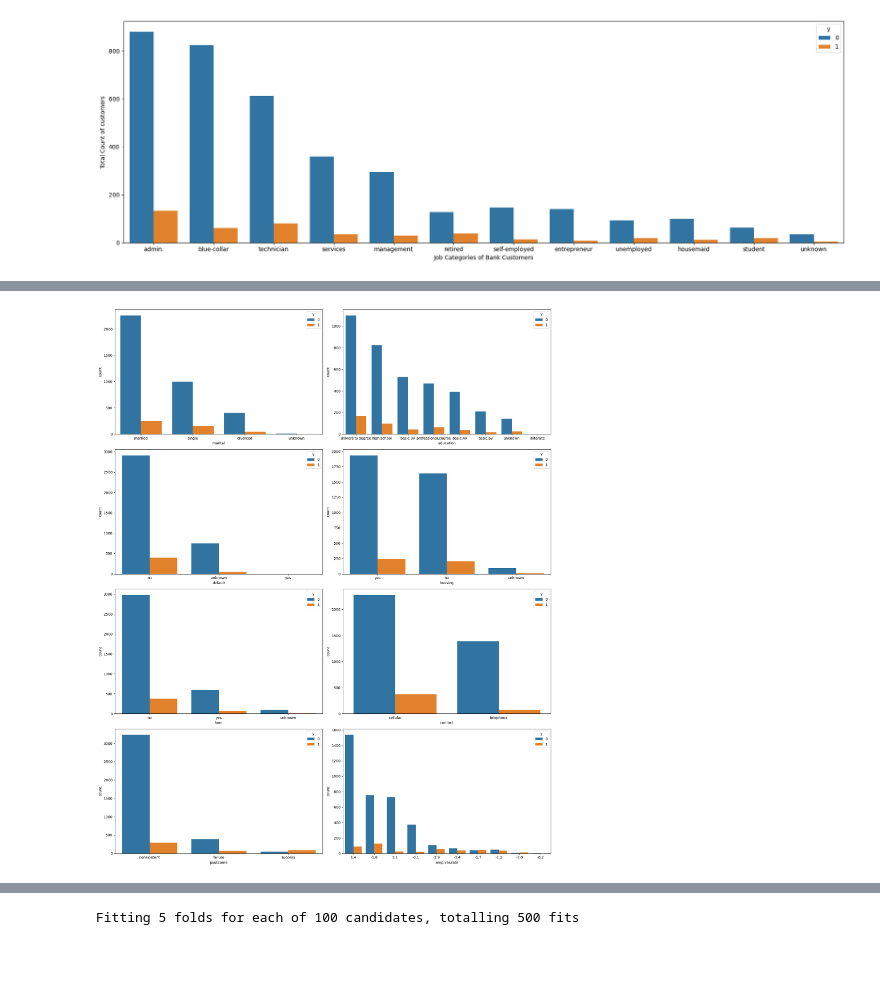
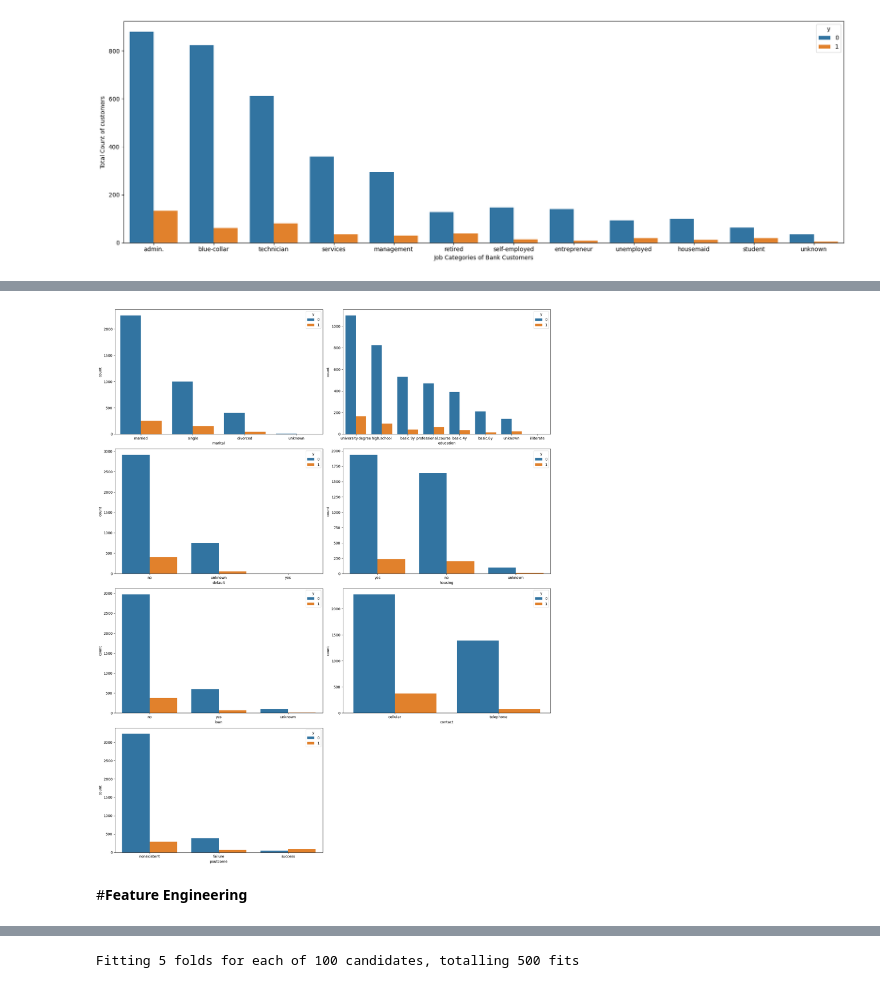
Before and after one commit to kalhara-peiris/bank-marketing-classifier, a Jupyter notebook: ML-CW.ipynb, the cells around one changed output, grey strips where cells are left out. Drawn from its saved outputs; the diff is of its cells as text; code cells hidden in the pictures; blank space fills up the shorter version.

```diff
--- a/ML-CW.ipynb
+++ b/ML-CW.ipynb
@@ -121,19 +121,21 @@ for column in categorical:
 [interactive output not drawn]
 [interactive output not drawn]
 # %%
-categorical = ['marital', 'education', 'default', 'housing', 'loan', 'contact', 'poutcome',"emp.var.rate"]
+categorical = ['marital', 'education', 'default', 'housing', 'loan', 'contact', 'poutcome']
 
 plt.figure(figsize=(18,22))
 n = 1
 for column in categorical:
   ax = plt.subplot(4,2,n)
   sns.countplot(x = column, hue='y', data=data_set, order=data_set[column].value_counts().index)
   plt.xlabel(column)
   plt.tight_layout()
   n += 1
 plt.show()
 # %% [output]
-[figure, old version]
+[figure, new version]
+# %% [markdown]
+#**Feature Engineering**
 # %%
 #Create Bin features
 month={"jan":1, "feb":2,"mar":3,"apr":4,"may":5,"jun":6,"jul":7,
```
Also changed, not shown: parts of 2 cells of this notebook.
